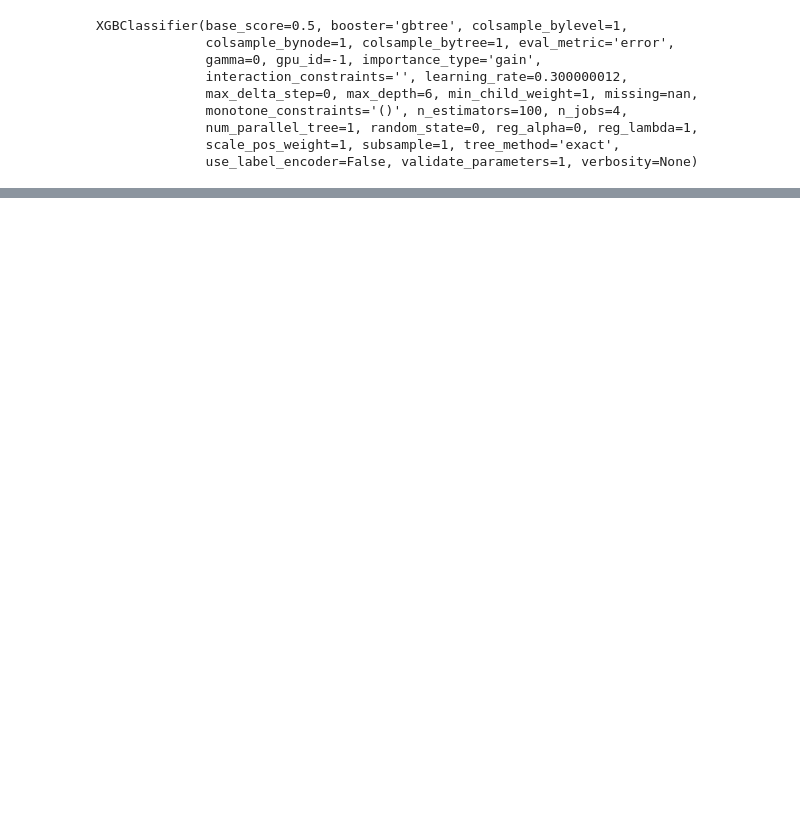
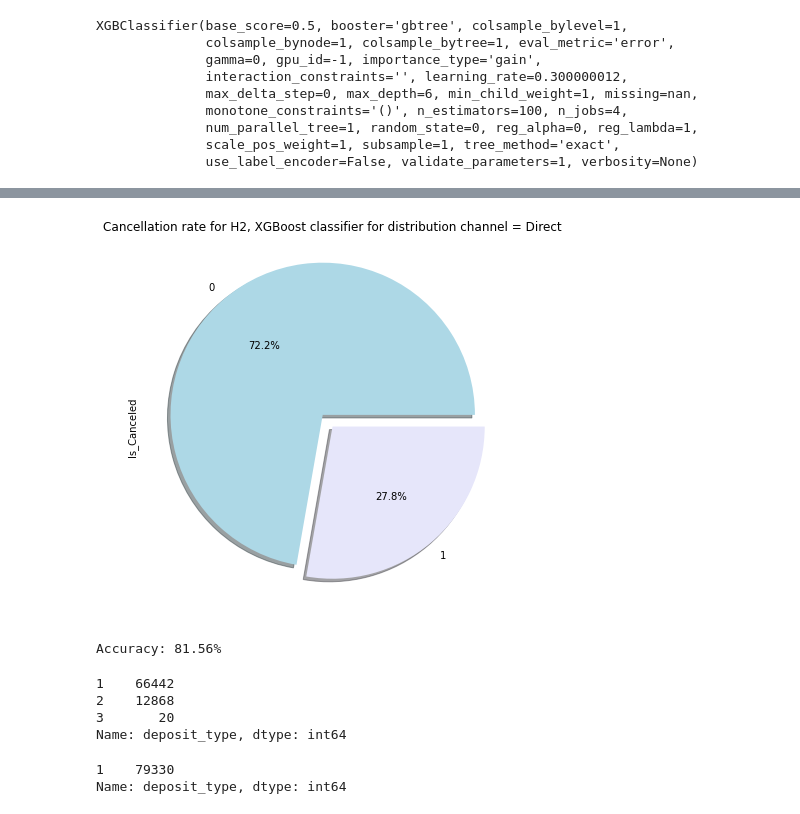
Before and after one commit to brinda-msy/HotelDemandXGBoost, a Jupyter notebook: MIS581TestDrive XGBoost for H2.ipynb, the cells around one changed output, grey strips where cells are left out. Saved outputs shown, nothing was run; the diff lists cells and outputs as text; code cells hidden in the pictures; blank space fills up the shorter version.

```diff
--- a/MIS581TestDrive XGBoost for H2.ipynb
+++ b/MIS581TestDrive XGBoost for H2.ipynb
@@ -220,0 +280,36 @@ plt.show() # displaying only chart without the extra information
+# %%
+DC_pred = XGBmodel.predict(whatif_channel)
+df = pd.DataFrame(data=DC_pred, columns=["Is_Canceled"])
+df['Is_Canceled'].value_counts()
+piedata = df['Is_Canceled'].value_counts()  # cancellation rate for pred based on test data set
+my_colors = ['lightblue','lavender'] # custom colors
+my_explode = (0.1,0) # custom effects
+plt.figure(figsize=(7,7)) #custom size for the pie chart
+piedata.plot.pie(autopct="%.1f%%",colors=my_colors,explode=my_explode,shadow=True) #pie chart creation
+plt.title("Cancellation rate for H2, XGBoost classifier for distribution channel = Direct")
+plt.show() # displaying only chart without the extra information
+# %% [output]
+[figure, added]
+# %%
+accuracy = metrics.accuracy_score(Y, DC_pred)
+print("Accuracy: %.2f%%" % (accuracy * 100.0))
+# %% [output]
+Accuracy: 81.56%
+# %%
+whatif_paid = X.copy()
+whatif_paid['deposit_type'].value_counts()
+# %% [output]
+1    66442
+2    12868
+3       20
+Name: deposit_type, dtype: int64
+# %%
+
+whatif_paid.loc[whatif_paid.deposit_type==1,"deposit_type"] = 1
+whatif_paid.loc[whatif_paid.deposit_type==2,"deposit_type"] = 1
+whatif_paid.loc[whatif_paid.deposit_type==3,"deposit_type"] = 1
+whatif_paid['deposit_type'].value_counts()
+# replacing all deposit type data points with 1 which corresponds to no-deposit
+# %% [output]
+1    79330
+Name: deposit_type, dtype: int64
```
Also changed, not shown: parts of 60 cells of this notebook.
